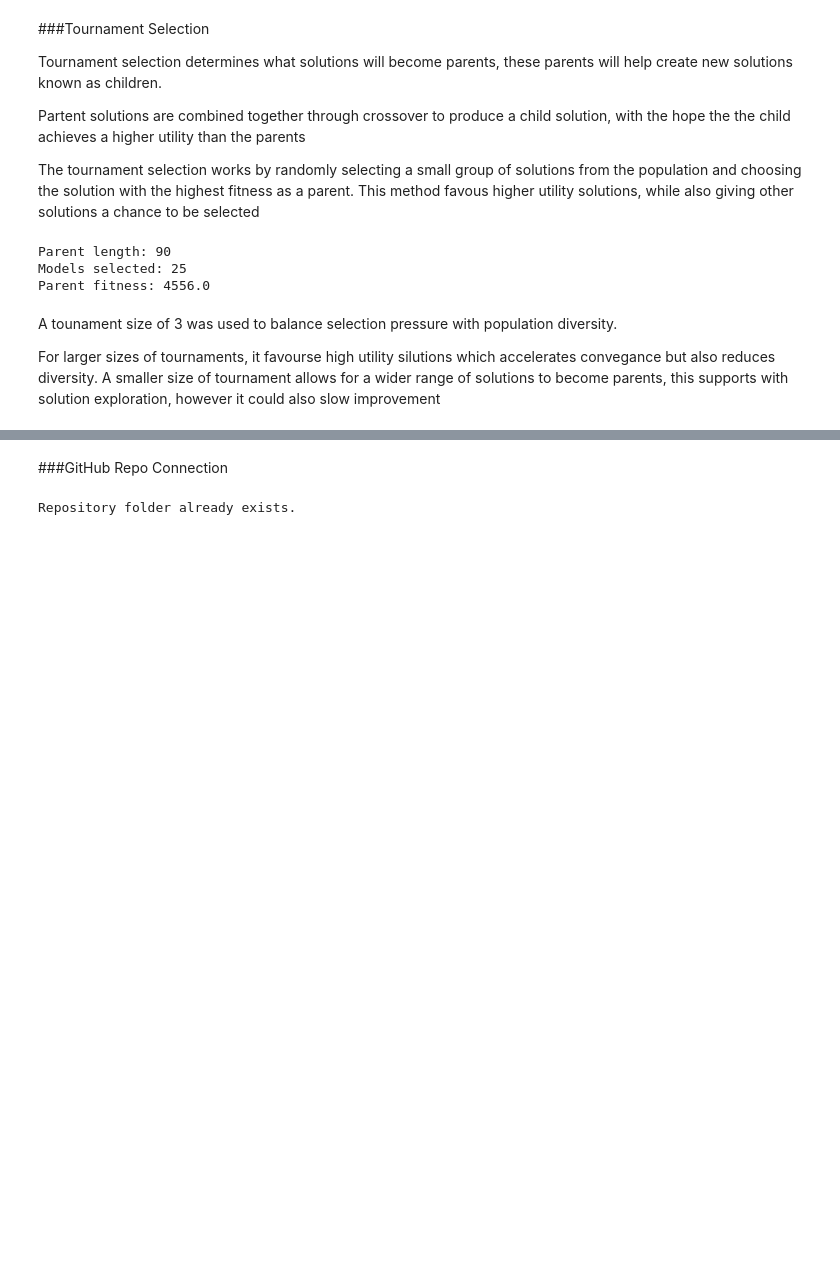
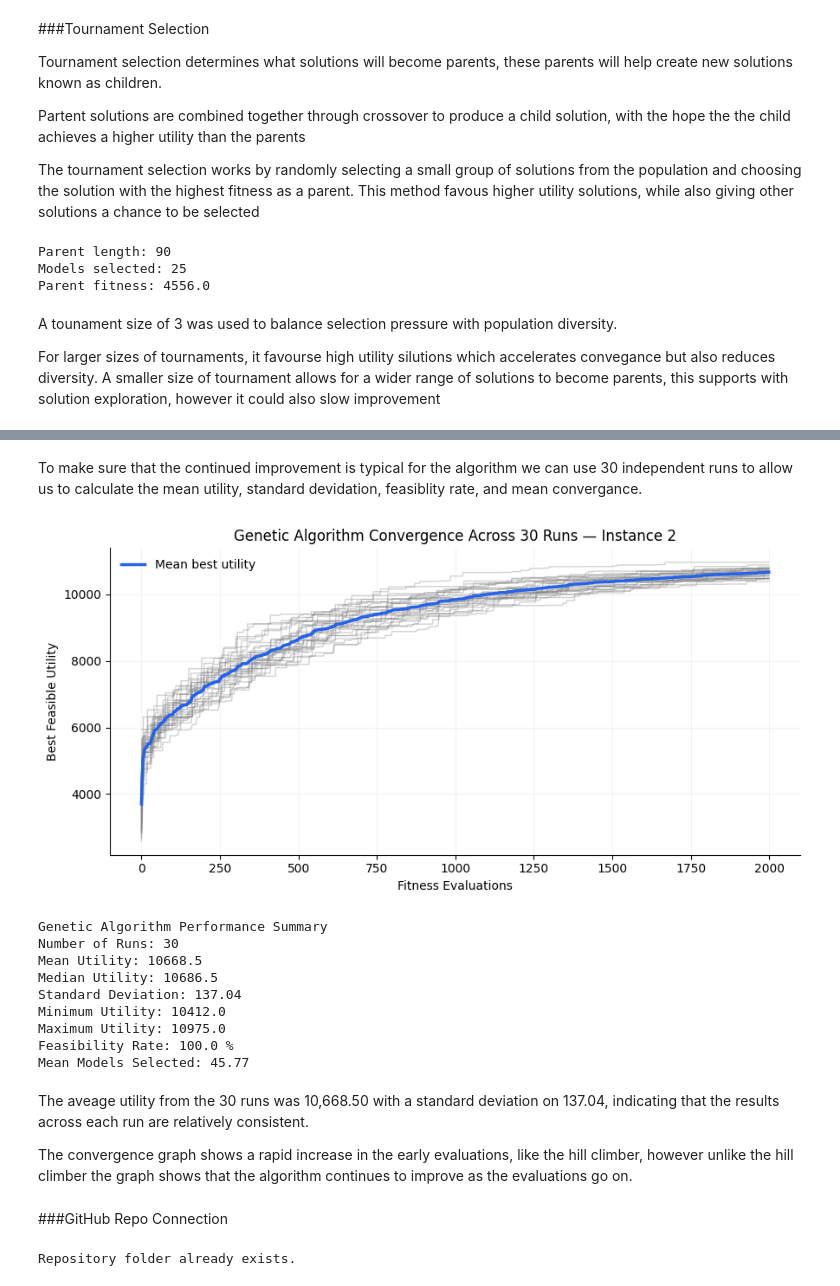
Before and after one commit to ham00496-sketch/CSCU9YE-assignment, a Jupyter notebook: CSCU9YE_Assignment.ipynb, the cells around one changed output, grey strips where cells are left out. Saved outputs shown, nothing was run; the diff lists cells and outputs as text; code cells hidden in the pictures; blank space fills up the shorter version.

```diff
--- a/CSCU9YE_Assignment.ipynb
+++ b/CSCU9YE_Assignment.ipynb
@@ -1067,0 +1100,20 @@ For larger sizes of tournaments, it favourse high utility silutions which accele
+# %%
+def mutate(sol, mutation_rate):
+    '''
+    Mutates a binary solution by randomly flipping bits.
+
+    Input:
+        sol: Binary solution
+        mutation_rate: Probability of flipping each bit
+
+    Output:
+        new_sol: Mutated solution
+    '''
+
+    new_sol = sol.copy()
+
+    for i in range(len(new_sol)):
+        if rnd.random() < mutation_rate:
+            new_sol[i] = 1 - new_sol[i]
+
+    return new_sol
@@ -1067,0 +1292,2 @@ For larger sizes of tournaments, it favourse high utility silutions which accele
+# %% [markdown]
+To make sure that the continued improvement is typical for the algorithm we can use 30 independent runs to allow us to calculate the mean utility, standard devidation, feasiblity rate, and mean convergance.
@@ -1068,3 +1341,58 @@ For larger sizes of tournaments, it favourse high utility silutions which accele
+# %%
+mean_curve = np.mean(ga_convergence_curves, axis=0)
+
+fig, ax = plt.subplots(figsize=(9, 4.5))
+
+# Individual runs
+for curve in ga_convergence_curves:
+    ax.plot(curve, color="grey", alpha=0.35, linewidth=1)
+
+# Mean convergence
+ax.plot(
+    mean_curve,
+    color="#2563EB",
+    linewidth=2.5,
+    label="Mean best utility"
+)
+
+ax.set(
+    title="Genetic Algorithm Convergence Across 30 Runs — Instance 2",
+    xlabel="Fitness Evaluations",
+    ylabel="Best Feasible Utility"
+)
+
+ax.spines["top"].set_visible(False)
+ax.spines["right"].set_visible(False)
+ax.grid(alpha=0.15)
+ax.legend(frameon=False)
+
+plt.tight_layout()
+plt.show()
+
+print("Genetic Algorithm Performance Summary")
+print("Number of Runs:", num_runs)
+print("Mean Utility:", round(ga_results_df["Best Utility"].mean(), 2))
+print("Median Utility:", round(ga_results_df["Best Utility"].median(), 2))
+print("Standard Deviation:", round(ga_results_df["Best Utility"].std(), 2))
+print("Minimum Utility:", ga_results_df["Best Utility"].min())
+print("Maximum Utility:", ga_results_df["Best Utility"].max())
+print("Feasibility Rate:", ga_results_df["Feasible"].mean() * 100, "%")
+print("Mean Models Selected:", round(ga_results_df["Models Selected"].mean(), 2))
+# %% [output]
+[figure, added]
+Genetic Algorithm Performance Summary
+Number of Runs: 30
+Mean Utility: 10668.5
+Median Utility: 10686.5
+Standard Deviation: 137.04
+Minimum Utility: 10412.0
+Maximum Utility: 10975.0
+Feasibility Rate: 100.0 %
+Mean Models Selected: 45.77
+# %% [markdown]
+The aveage utility from the 30 runs was 10,668.50 with a standard deviation on 137.04, indicating that the results across each run are relatively consistent.
+
+The convergence graph shows a rapid increase in the early evaluations, like the hill climber, however unlike the hill climber the graph shows that the algorithm continues to improve as the evaluations go on.
 # %% [markdown]
 ###GitHub Repo Connection
 # %%
```
Also changed, not shown: parts of 17 cells of this notebook.
